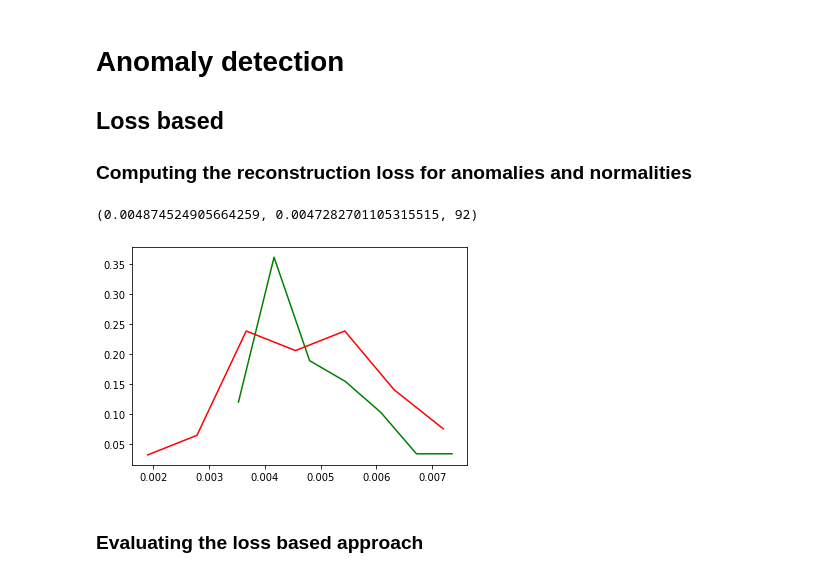
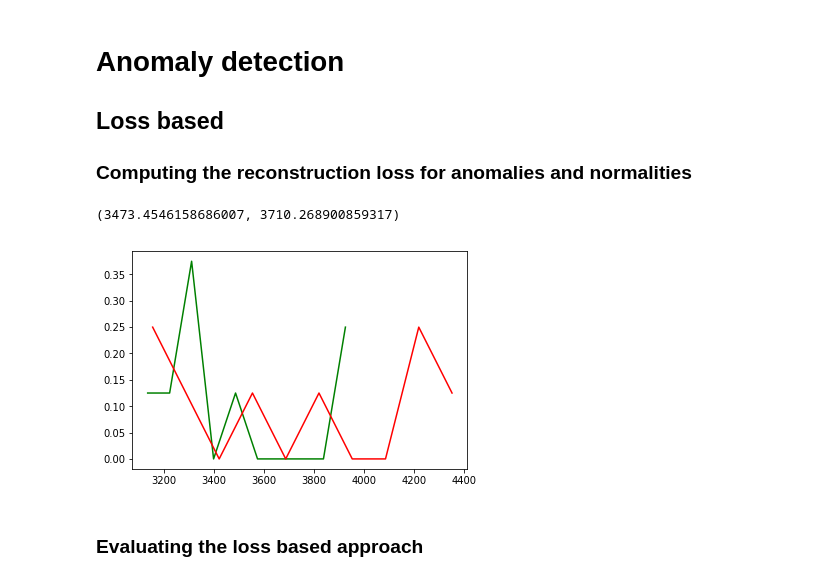
Before and after one commit to ChiShao/cnn-auto-encoder, a Jupyter notebook: anomaly_detector_generator.ipynb, the cells around one changed output. Cells and saved outputs as stored; diff of their text form; code cells hidden in the pictures.

```diff
--- a/anomaly_detector_generator.ipynb
+++ b/anomaly_detector_generator.ipynb
@@ -358,3 +248,5 @@ class ModelCkptMultiGPU(Callback):
+# %%
+samples_normal = get_images(X_normal_test,8)
 # %%
 ckpt_loc = os.path.join(ckpt_path,"feature-extractor-ae.hdf5")
 log_dir = os.path.join(base_log_dir,str(len(os.listdir(base_log_dir))))
@@ -444,9 +349,8 @@ plot_samples(
 # %%
-samples_anomaly = img_generator(X_anomaly_test,8)
-decoded_samples_anomaly = predict_from_generator(ae, samples_anomaly)
+samples_anomaly = get_images(X_anomaly_test,8)
+decoded_samples_anomaly = ae.predict(samples_anomaly)
 
-plot_samples(
-    img_generator(X_anomaly_test,8),
+plot_samples(samples_anomaly,
     decoded_samples_anomaly,
     plot_mvtec,
     os.path.join(img_path, "rec-{}.png".format(ANOMALY_STR)),
@@ -459,37 +363,13 @@ plot_samples(
 ### Computing the reconstruction loss for anomalies and normalities
 # %%
 def loss_per_img(img,rec_img):
-    # mean squared error
-    return  np.sum(np.power(rec_img - img, 2)) / (np.prod(img.shape) -1)
+    return np.sum(np.power(rec_img - img,2))
 # %%
-samples_normal = img_generator(
-    X_normal_test, len(X_normal_test)
-)
-decoded_samples_normal = predict_from_generator(ae, samples_normal)
-normal_losses = np.array(
-    [
-        loss_per_img(i, ri)
-        for i, ri in zip(
-            img_generator(X_normal_test, len(X_normal_test)), decoded_samples_normal
-        )
-    ]
-)
-
-samples_anomaly = img_generator(
-    X_anomaly_test, len(X_anomaly_test)
-)
-decoded_samples_anomaly = predict_from_generator(ae, samples_anomaly)
-anomaly_losses = np.array(
-    [
-        loss_per_img(i, ri)
-        for i, ri in zip(
-            img_generator(X_anomaly_test, len(X_anomaly_test)), decoded_samples_anomaly
-        )
-    ]
-)
-normal_losses.mean(), anomaly_losses.mean(), len(anomaly_losses)
+normal_losses = np.array([loss_per_img(i, ri) for i, ri in zip(samples_normal,decoded_samples_normal) ])
+anomaly_losses = np.array([loss_per_img(i, ri)for i, ri in zip(samples_anomaly, decoded_samples_anomaly)])
+normal_losses.mean(), anomaly_losses.mean()
 # %% [output]
-(0.004874524905664259, 0.0047282701105315515, 92)
+(3473.4546158686007, 3710.268900859317)
 # %%
 def plot_hist(values, bins=50, relative=False, color="r"):
     t = np.linspace(values.min(), values.max(), bins)
@@ -497,14 +377,14 @@ def plot_hist(values, bins=50, relative=False, color="r"):
     hist = np.histogram(values, bins)
     plt.plot(t, hist[0]/denominator, color)
 # %%
-bins = 7
+bins = 10
 # loss distribution over the normal dataset
 plot_hist(normal_losses,relative=True,color="g",bins=bins)
 # loss distribution over the anomaly dataset
 plot_hist(anomaly_losses,relative=True,color="r",bins=bins)
 plt.show()
 # %% [output]
-[figure, old version]
+[figure, new version]
 # %% [markdown]
 ### Evaluating the loss based approach
 # %%
```
Also changed, not shown: parts of 29 cells of this notebook.
